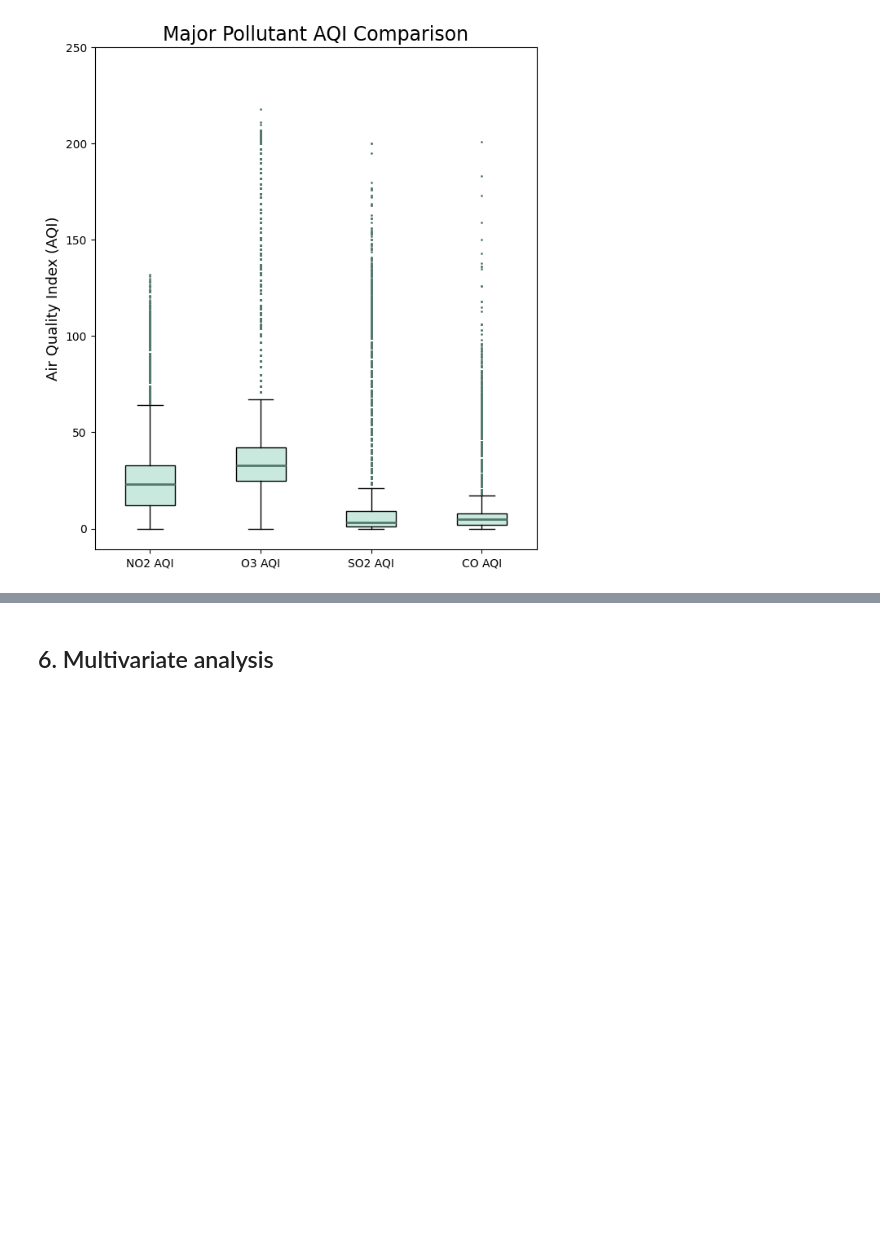
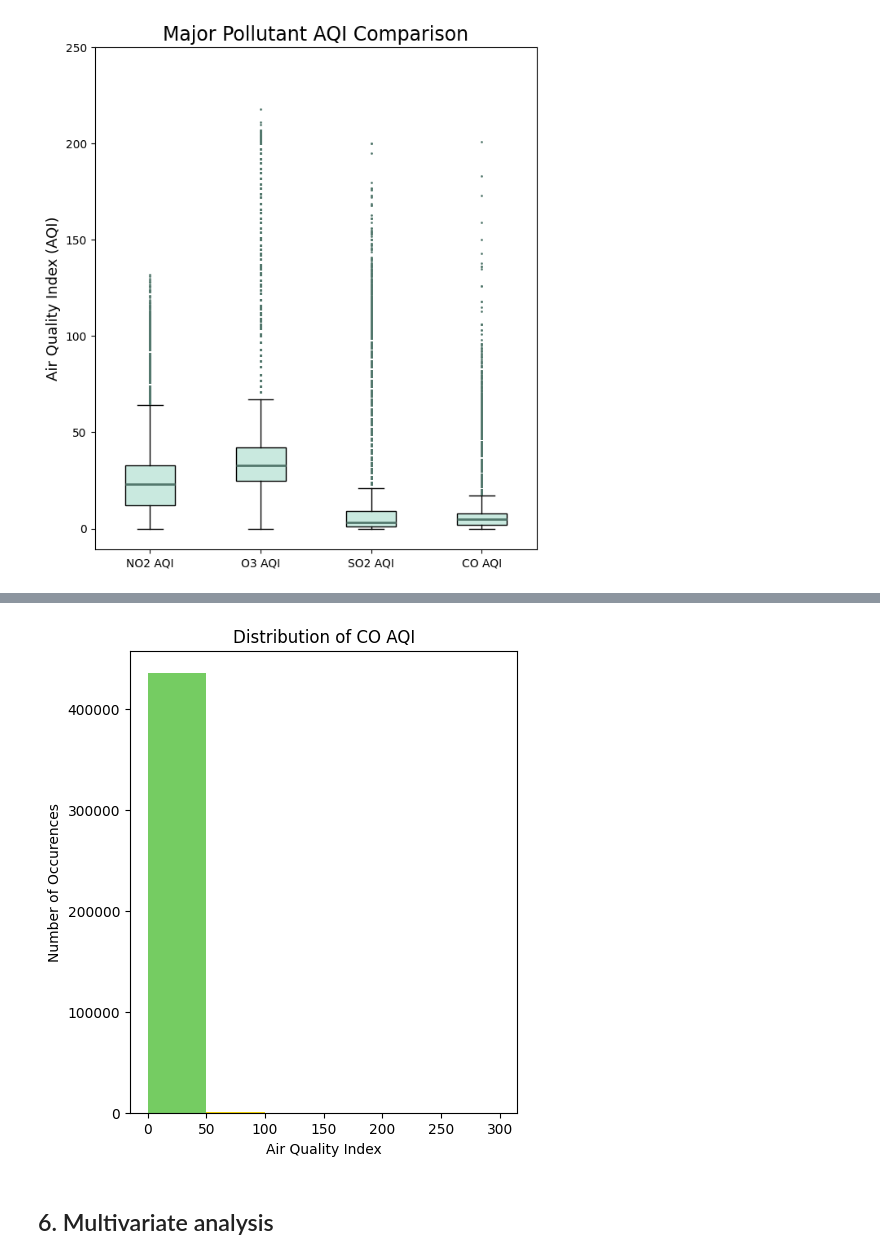
Before and after one commit to aidaduong/US-Air-Pollution-EDA-Kaggle, a Jupyter notebook: air_pollution_EDA.ipynb, the cells around one changed output, grey strips where cells are left out. Cells and saved outputs as stored; diff of their text form; code cells hidden in the pictures; blank space fills up the shorter version.

```diff
--- a/air_pollution_EDA.ipynb
+++ b/air_pollution_EDA.ipynb
@@ -278,2 +366,18 @@ plt.show()
+# %%
+plt.figure(figsize = (5,6))
+
+bins = np.arange(0, 301, 50)
+n, bins, patches = plt.hist(df['CO AQI'], bins=bins)
+plt.title('Distribution of CO AQI')
+plt.xlabel('Air Quality Index')
+plt.ylabel('Number of Occurences')
+
+patches[0].set_facecolor('#75cc62')
+patches[1].set_facecolor('#f5d50a')
+patches[2].set_facecolor('#db9a60')
+patches[3].set_facecolor('#e05555')
+patches[4].set_facecolor('#ae5ed6')
+# %% [output]
+[figure, added]
 # %% [markdown]
 ## 6. Multivariate analysis
```
Also changed, not shown: parts of 12 cells of this notebook.
